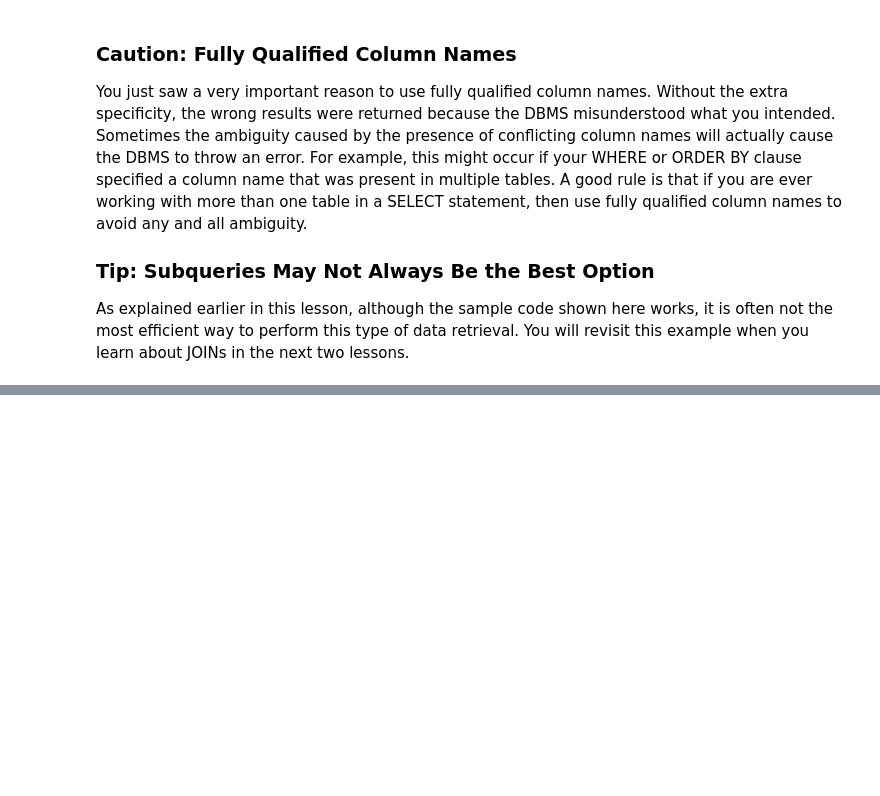
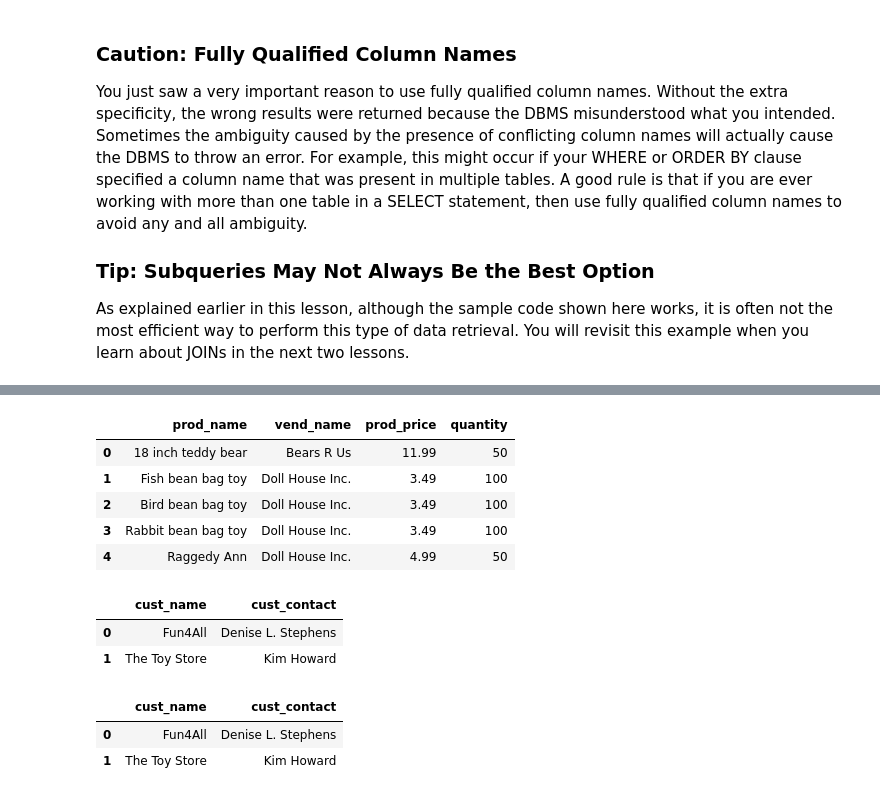
Before and after one commit to alinemati45/mysql_code_leetcode, a Jupyter notebook: Sams Teach Yourself SQL in 10 Minutes Fifth Edition Ben Forta.ipynb, the cells around one changed output, grey strips where cells are left out. Drawn from its saved outputs; the diff is of its cells as text; code cells hidden in the pictures; blank space fills up the shorter version.

```diff
--- a/Sams Teach Yourself SQL in 10 Minutes Fifth Edition Ben Forta.ipynb
+++ b/Sams Teach Yourself SQL in 10 Minutes Fifth Edition Ben Forta.ipynb
@@ -1783,0 +1940,43 @@ or application is said to scale well.
+# %%
+query('''
+SELECT prod_name, vend_name, prod_price, quantity
+FROM OrderItems, Products, Vendors
+WHERE Products.vend_id = Vendors.vend_id
+AND OrderItems.prod_id = Products.prod_id
+AND order_num = 20007;
+''')
+# %% [output]
+|  | prod_name | vend_name | prod_price | quantity |
+| 0 | 18 inch teddy bear | Bears R Us | 11.99 | 50 |
+| 1 | Fish bean bag toy | Doll House Inc. | 3.49 | 100 |
+| 2 | Bird bean bag toy | Doll House Inc. | 3.49 | 100 |
+| 3 | Rabbit bean bag toy | Doll House Inc. | 3.49 | 100 |
+| 4 | Raggedy Ann | Doll House Inc. | 4.99 | 50 |
+# %%
+# Query with a subsquery
+query('''
+SELECT cust_name, cust_contact
+FROM Customers
+WHERE cust_id IN (SELECT cust_id
+                 FROM Orders
+                WHERE order_num IN (SELECT order_num
+                                      FROM OrderItems
+                                      WHERE prod_id = 'RGAN01'));
+''')
+# %% [output]
+|  | cust_name | cust_contact |
+| 0 | Fun4All | Denise L. Stephens |
+| 1 | The Toy Store | Kim Howard |
+# %%
+# Above Query with a join
+query('''
+SELECT cust_name, cust_contact
+FROM Customers, Orders, OrderItems
+WHERE Customers.cust_id = Orders.cust_id
+AND OrderItems.order_num = Orders.order_num
+AND prod_id = 'RGAN01';
+''')
+# %% [output]
+|  | cust_name | cust_contact |
+| 0 | Fun4All | Denise L. Stephens |
+| 1 | The Toy Store | Kim Howard |
```
Also changed, not shown: parts of 37 cells of this notebook.
